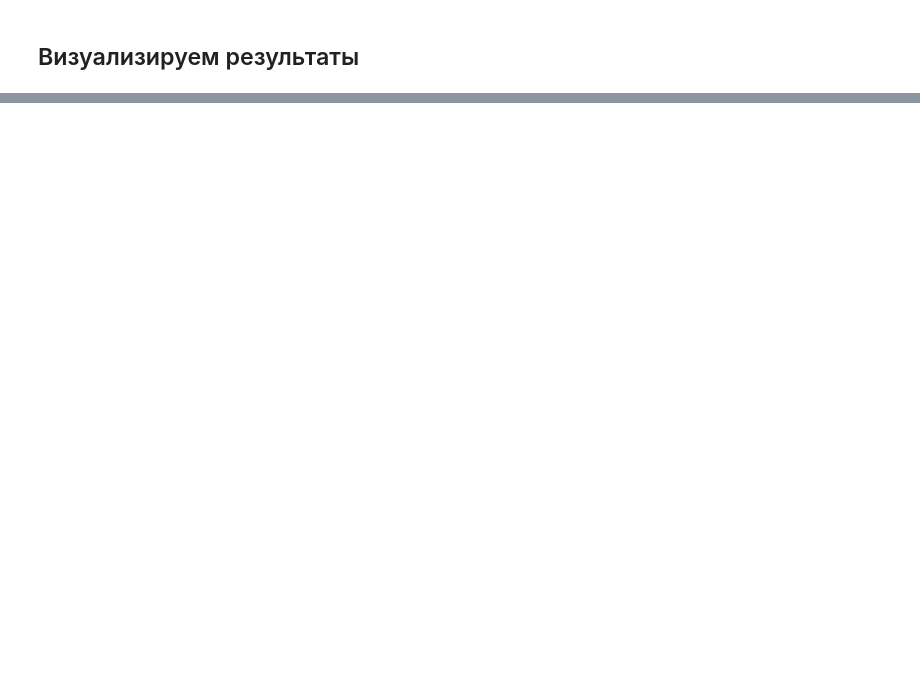
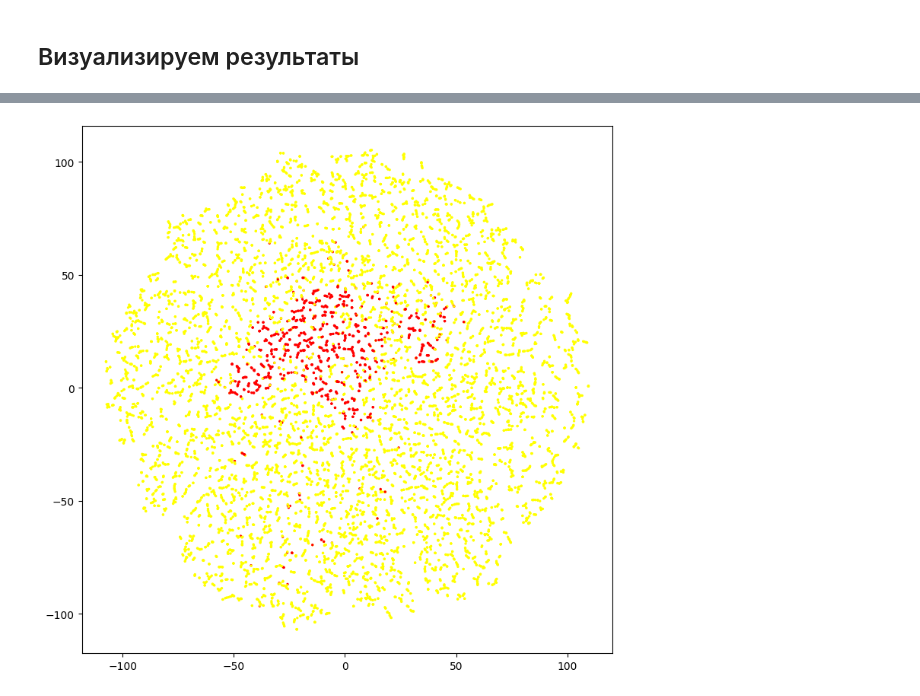
Before and after one commit to kenoma/pytorch-fuzzy, a Jupyter notebook: experiments_svdd_with_fuzzy.ipynb, the cells around one changed output, grey strips where cells are left out. Drawn from its saved outputs; the diff is of its cells as text; code cells hidden in the pictures; blank space fills up the shorter version.

```diff
--- a/experiments_svdd_with_fuzzy.ipynb
+++ b/experiments_svdd_with_fuzzy.ipynb
@@ -713,0 +724,22 @@ show_item_reconstructio(3)
+# %%
+embedings = []
+labels_expected = []
+with torch.no_grad():
+    for img, la in tqdm(test_loader, desc='Test MNIST', disable=True):
+        aimg = img.to(device)
+        mu = fvae.encoder(aimg)
+        fz, dfz = fvae.fuzzy_inference(mu)
+        embedings.append(mu.cpu().numpy())
+        labels_expected.append((la == mnist_class_anomaly).cpu().numpy())
+
+embedings = np.concatenate(embedings, axis=0)
+labels_expected = np.concatenate(labels_expected, axis = 0)
+X_embedded = TSNE(n_components=2, learning_rate='auto',
+                  init='random', perplexity=3).fit_transform(embedings)
+fig, ax = plt.subplots(1, 1, figsize=(9, 9))
+ax.scatter(X_embedded[:, 0],      X_embedded[:,  1], c=labels_expected, cmap=binary_cmap, s=2)
+writer.add_figure('SVDDF/TSNE', fig, global_step=num_epochs_ae)
+# %%
+fig
+# %% [output]
+[figure, added]
```
Also changed, not shown: parts of 22 cells of this notebook.
